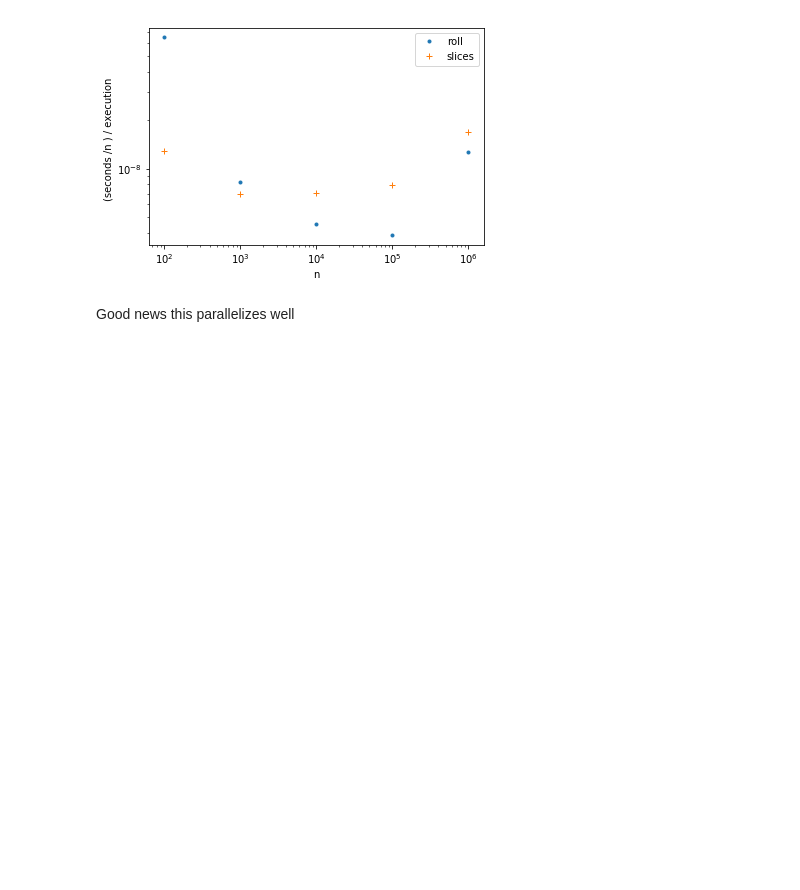
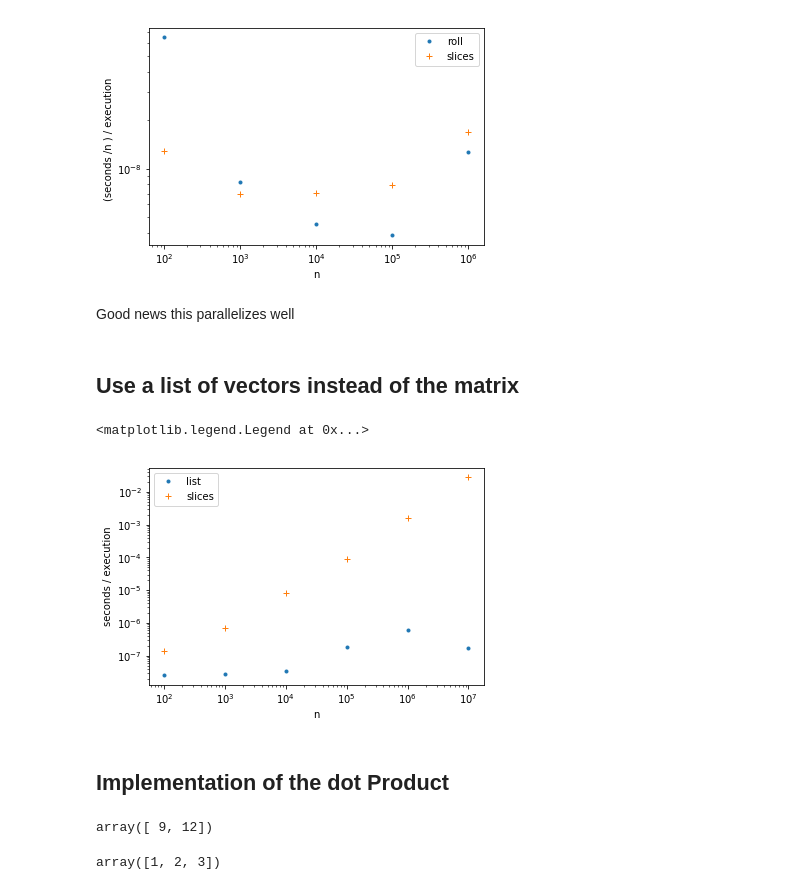
Before and after one commit to IMTEK-Simulation/NuMPI, a Jupyter notebook: helpers/timing basic numpy operations.ipynb, the cells around one changed output. Drawn from its saved outputs; the diff is of its cells as text; code cells hidden in the pictures; blank space fills up the shorter version.

```diff
--- a/helpers/timing basic numpy operations.ipynb
+++ b/helpers/timing basic numpy operations.ipynb
@@ -142,3 +142,68 @@ ax.legend()
 [figure]
 # %% [markdown]
 Good news this parallelizes well
+# %% [markdown]
+## Use a list of vectors instead of the matrix
+# %%
+n = 1000
+
+gradients = [None]*maxcor
+for i in range(maxcor):
+    gradients[i] = np.zeros(n, dtype=float)
+
+gradients[:-1] = gradients[1:]
+# %%
+
+from timeit import timeit
+import numpy as np
+m = 10
+
+number =10
+times_list = []
+ns = [10**7, 10**6, 10**5, 10**4, 10**3, 10**2]
+times_slices = []
+for n in ns:
+    times_list.append(timeit("gradients[:-1] = gradients[1:]",number =number, globals = dict(gradients = [np.zeros(n) for i in range(m)], np= np)) / number)
+    times_slices.append(timeit("S[:, :-1] = S[:,1:]",number =number, globals = dict(S=np.ones((n,m), dtype=float), np= np)) / number)
+# %%
+import matplotlib.pyplot as plt
+fig, ax = plt.subplots()
+ax.plot(ns, times_list, ".",label="list")
+ax.plot(ns, times_slices, "+", label = "slices")
+ax.set_ylabel("seconds / execution")
+ax.set_xlabel("n")
+ax.set_xscale("log")
+ax.set_yscale("log")
+ax.legend()
+# %% [output]
+<matplotlib.legend.Legend at 0x...>
+[figure, added]
+# %% [markdown]
+## Implementation of the dot Product
+# %%
+pnp=np
+def ldot(A, B):
+    """
+    dot product of lists of parallel vectors
+    Parameters
+    ----------
+    A
+    B
+
+    Returns
+    -------
+    C array with the dot products of the vectors
+
+    """
+    return np.array([pnp.dot(a, b) for a,b in zip(A, B)])
+
+A =[np.array([1,2,3]),np.array([2,2,2])]
+B=[np.array([4,1,1]), np.array([2,2,2])]
+
+ldot(A,B)
+# %% [output]
+array([ 9, 12])
+# %%
+np.array([[1,2,3], [4,5,6]])[0,:]
+# %% [output]
+array([1, 2, 3])
```
Also changed, not shown: 1 other file.
